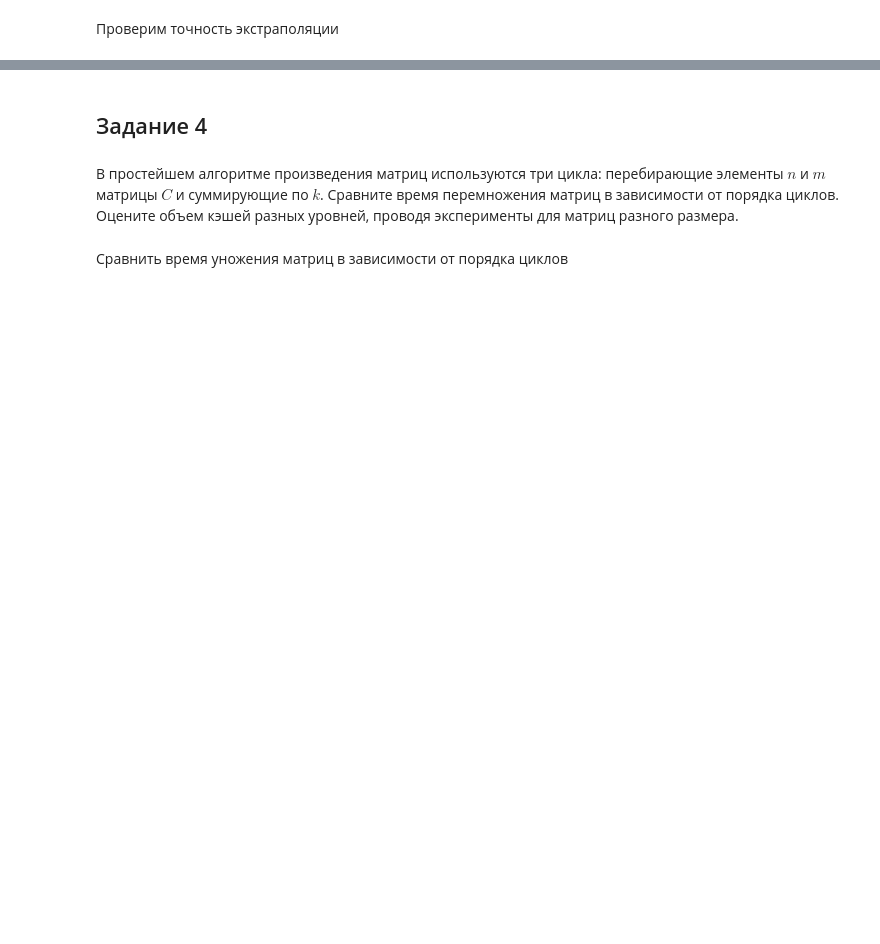
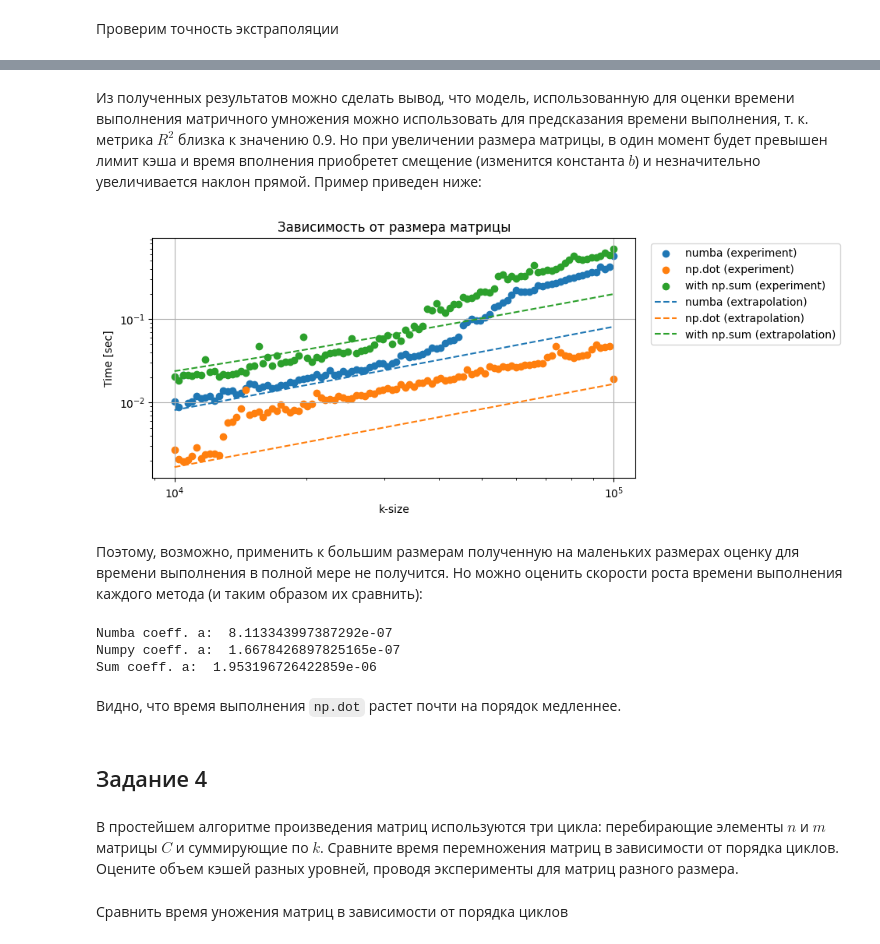
Before and after one commit to isvoropaev02/matrix_algorithms, a Jupyter notebook: lab1/main_lab1.ipynb, the cells around one changed output, grey strips where cells are left out. Cells and saved outputs as stored; diff of their text form; code cells hidden in the pictures; blank space fills up the shorter version.

```diff
--- a/lab1/main_lab1.ipynb
+++ b/lab1/main_lab1.ipynb
@@ -269,3 +306,41 @@ plt.show()
+# %% [markdown]
+Из полученных результатов можно сделать вывод, что модель, использованную для оценки времени выполнения матричного умножения можно использовать для предсказания времени выполнения, т. к. метрика $R^2$ близка к значению 0.9. Но при увеличении размера матрицы, в один момент будет превышен лимит кэша и время вполнения приобретет смещение (изменится константа $b$) и незначительно увеличивается наклон прямой. Пример приведен ниже:
+# %%
+new_big_ksize = np.logspace(4, 5, 100, dtype=np.int32)
+new_bigksize_time_numba = get_runtime_vs_ksize(new_big_ksize, func=nb_matmul)
+new_bigksize_time_numpy = get_runtime_vs_ksize(new_big_ksize, func=np.dot)
+new_bigksize_time_sum = get_runtime_vs_ksize(new_big_ksize, func=sum_matmul)
+
+fig3_5 = plt.figure(figsize=[8,4])
+ax_1 = fig3_5.add_subplot(111)
+ax_1.set_title(r'Зависимость от размера матрицы')
+ax_1.scatter(new_big_ksize, new_bigksize_time_numba, label="numba (experiment)")
+ax_1.scatter(new_big_ksize, new_bigksize_time_numpy, label="np.dot (experiment)")
+ax_1.scatter(new_big_ksize, new_bigksize_time_sum, label="with np.sum (experiment)")
+ax_1.plot(new_big_ksize, numba_poly(new_big_ksize), "--", label="numba (extrapolation)")
+ax_1.plot(new_big_ksize, numpy_poly(new_big_ksize), "--", label="np.dot (extrapolation)")
+ax_1.plot(new_big_ksize, sum_poly(new_big_ksize), "--",label="with np.sum (extrapolation)")
+ax_1.set_xlabel('k-size')
+ax_1.set_ylabel('Time [sec]')
+ax_1.set_xscale('log')
+ax_1.set_yscale('log')
+ax_1.legend(bbox_to_anchor=(1.02, 1))
+ax_1.grid()
+plt.show()
+# %% [output]
+[figure, added]
+# %% [markdown]
+Поэтому, возможно, применить к большим размерам полученную на маленьких размерах оценку для времени выполнения в полной мере не получится. Но можно оценить скорости роста времени выполнения каждого метода (и таким образом их сравнить):
+# %%
+print("Numba coeff. a: ", numba_fit_coeffs[0])
+print("Numpy coeff. a: ", numpy_fit_coeffs[0])
+print("Sum coeff. a: ", sum_fit_coeffs[0])
+# %% [output]
+Numba coeff. a:  8.113343997387292e-07
+Numpy coeff. a:  1.6678426897825165e-07
+Sum coeff. a:  1.953196726422859e-06
+# %% [markdown]
+Видно, что время выполнения `np.dot` растет почти на порядок медленнее.
 # %% [markdown]
 ## Задание 4
 # %% [markdown]
```
Also changed, not shown: parts of 31 cells of this notebook.
